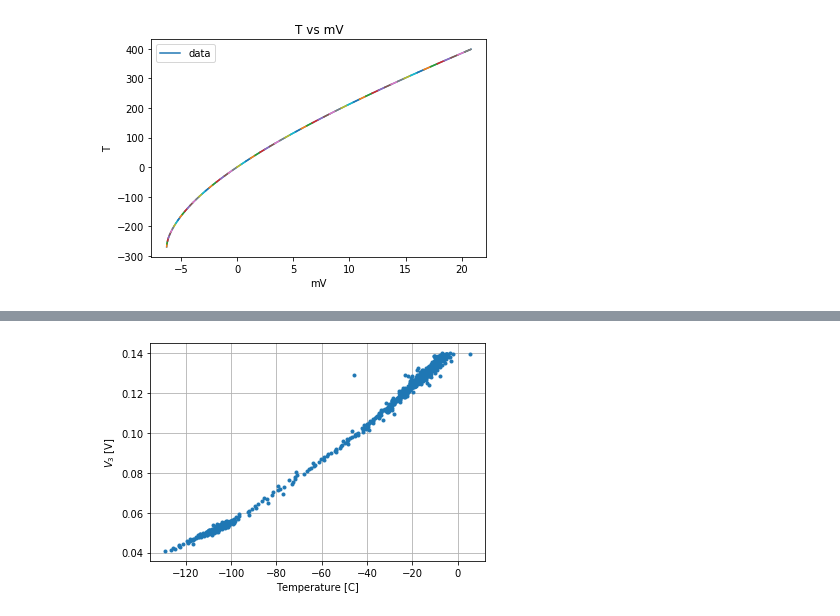
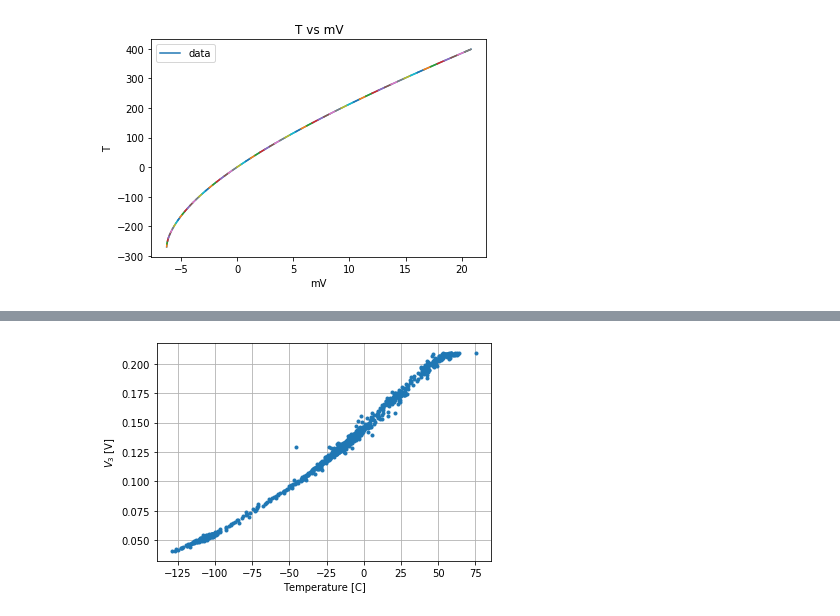
Before and after one commit to eklem1/ModernLab, a Jupyter notebook: TemperaturevsMv.ipynb, the cells around one changed output, grey strips where cells are left out. Drawn from its saved outputs; the diff is of its cells as text; code cells hidden in the pictures.

```diff
--- a/TemperaturevsMv.ipynb
+++ b/TemperaturevsMv.ipynb
@@ -60,8 +61,12 @@ for i in range(0, len(mVArraysOf10)):
 fits = []
 
 for i in range(0, int(len(final_result)/10)):
-#     print(TimeArray[i])
-    fits.append(curve_fit(linear, mVArraysOf10[i], TArraysOf10[i]))
+    popt, pcov = curve_fit(linear, mVArraysOf10[i], TArraysOf10[i])
+    fits.append([popt, np.sqrt(np.diag(pcov))])
+
+# print(fits[-1])
+# perr = np.sqrt(np.diag(fits[0][0]))
+# print(perr)
 # %%
 #plotting fits to make sure they match the data
 
@@ -103,7 +122,7 @@ def getTempFromVolt(V):
     return TempVal
 # %%
 # Use function to get temp for a given V
-V =
+V = 4.09
 Temp = getTempFromVolt(V)
 
 print(Temp)
@@ -125,15 +131,15 @@ plt.show()
 # %%
 #plotting V4 vs temp to get big resistance as V=IR
 
-data = np.transpose((np.loadtxt('2020-02-10 13_41 Voltage Readings Data_try1.csv', delimiter=',', skiprows = 1)))
-tempdata = [getTempFromVolt(V) for V in data[7]*1e3]
+data1 = np.transpose((np.loadtxt('Data/2020-02-10 13_41 Voltage Readings Data.csv', delimiter=',', skiprows = 1)))
+tempdata1 = [getTempFromVolt(V) for V in data1[7]*1e3]
 
-plt.plot(tempdata, data[2], ls=" ", marker=".")
+plt.plot(tempdata1, data1[2], ls=" ", marker=".")
 
 plt.grid()
 plt.ylabel("$V_3$ [V]")
 plt.xlabel("Temperature [C]")
 
 plt.show()
 # %% [output]
-[figure, old version]
+[figure, new version]
```
Also changed, not shown: parts of 10 cells of this notebook.
